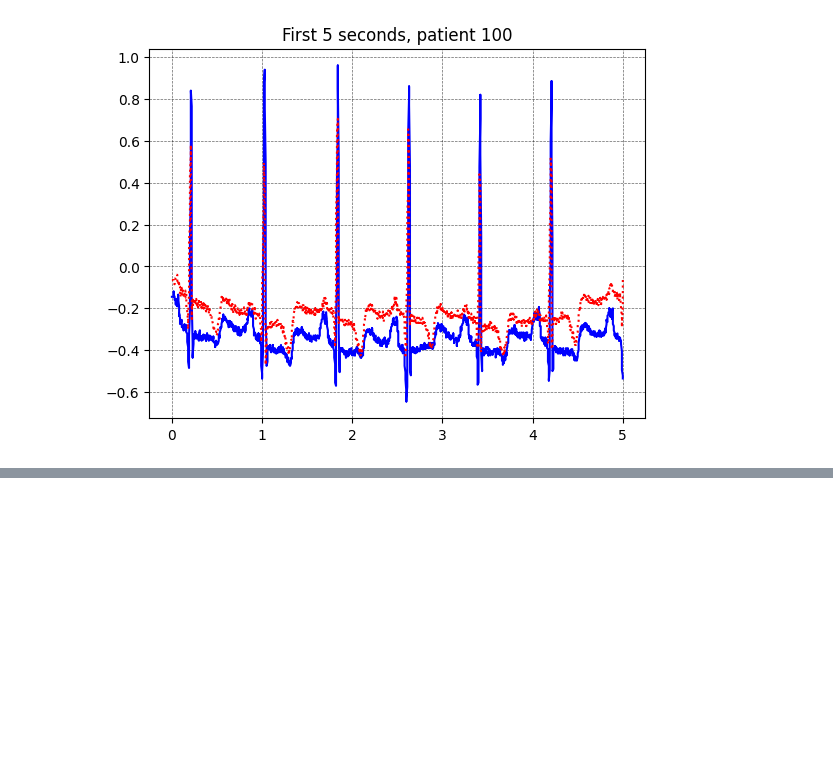
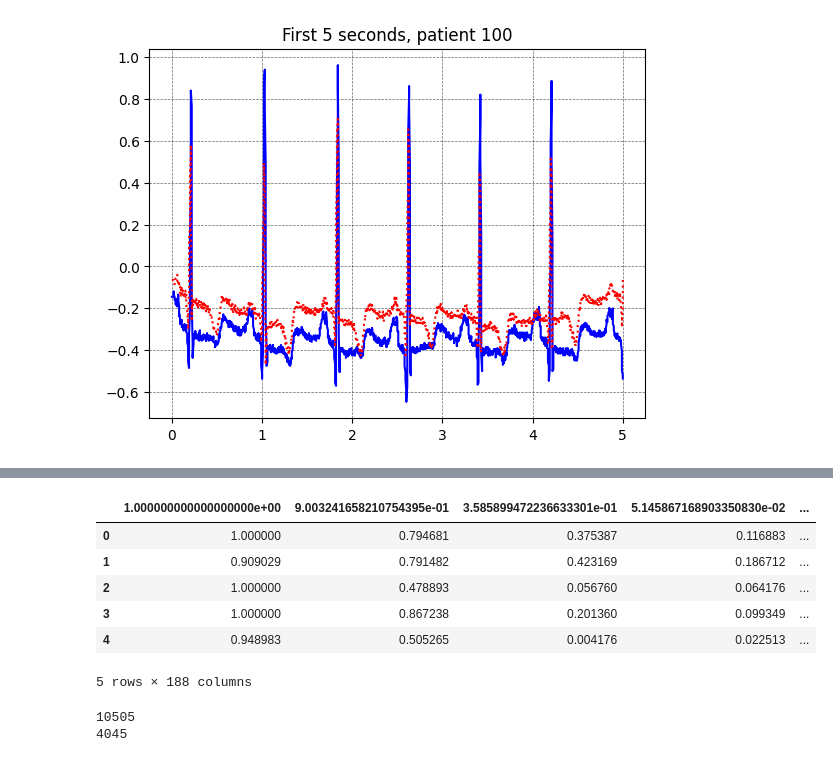
Before and after one commit to JennEYoon/ECG-transform, a Jupyter notebook: notebooks/demo_read_csv.ipynb, the cells around one changed output, grey strips where cells are left out. Saved outputs shown, nothing was run; the diff lists cells and outputs as text; code cells hidden in the pictures; blank space fills up the shorter version.

```diff
--- a/notebooks/demo_read_csv.ipynb
+++ b/notebooks/demo_read_csv.ipynb
@@ -120,0 +171,18 @@ plt.savefig('5sec_p100.png')
+# %%
+df_ptb_n = pd.read_csv('/content/ptbdb_normal.csv')
+df_ptb_n.head()
+# %% [output]
+|  | 1.000000000000000000e+00 | 9.003241658210754395e-01 | 3.585899472236633301e-01 | 5.145867168903350830e-02 | ... |
+| 0 | 1.000000 | 0.794681 | 0.375387 | 0.116883 | ... |
+| 1 | 0.909029 | 0.791482 | 0.423169 | 0.186712 | ... |
+| 2 | 1.000000 | 0.478893 | 0.056760 | 0.064176 | ... |
+| 3 | 1.000000 | 0.867238 | 0.201360 | 0.099349 | ... |
+| 4 | 0.948983 | 0.505265 | 0.004176 | 0.022513 | ... |
+5 rows × 188 columns
+# %%
+# printout lengths of each dataframe
+print(len(df_ptb_ab))
+print(len(df_ptb_n))
+# %% [output]
+10505
+4045
```
Also changed, not shown: parts of 15 cells of this notebook.
